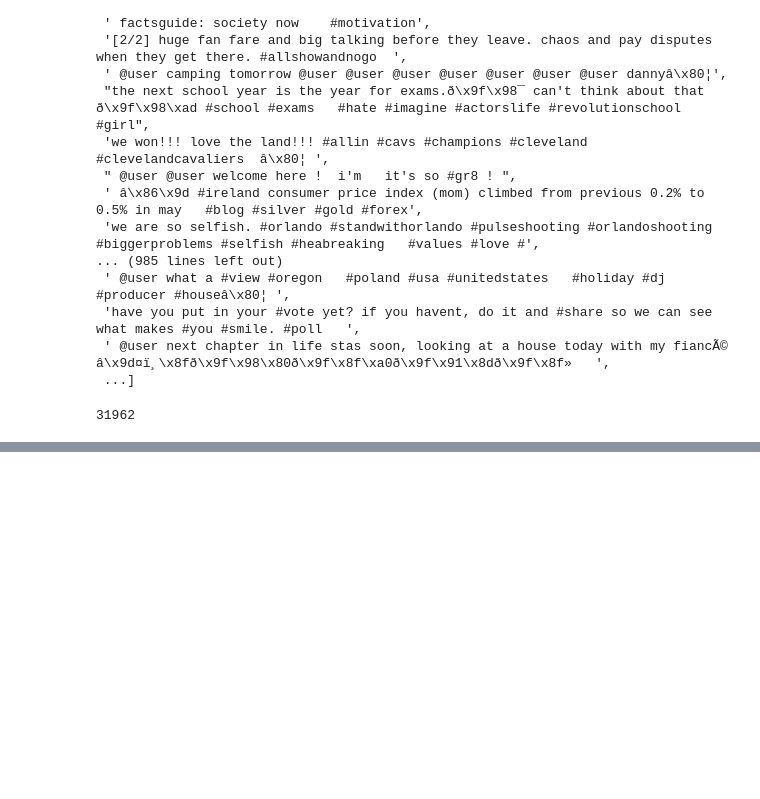
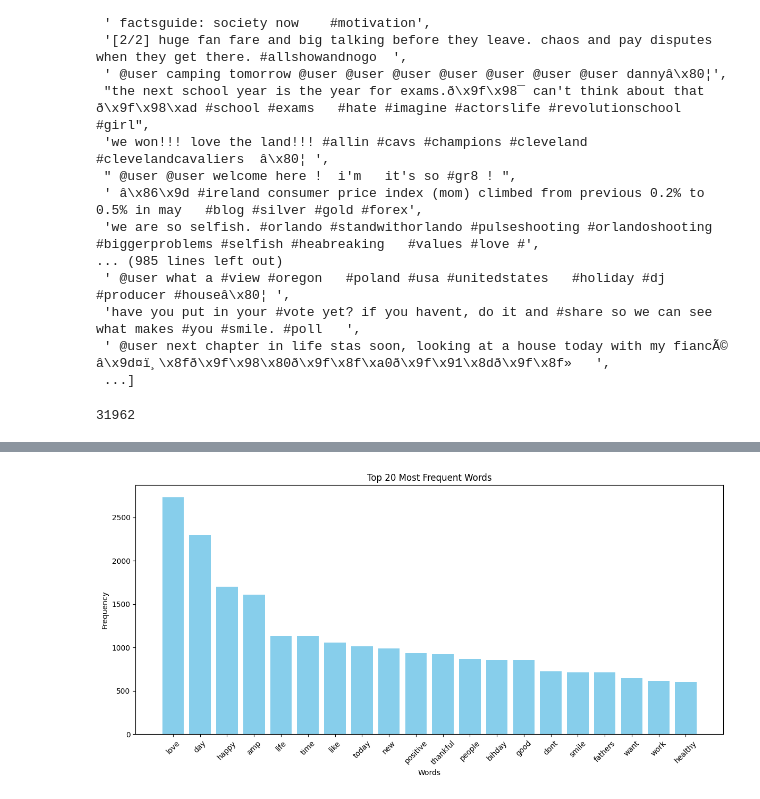
Before and after one commit to Kshitija-Chilbule1/Twitter-Sentiment-Analysis, a Jupyter notebook: Twitter Sentiment Analysis.ipynb, the cells around one changed output, grey strips where cells are left out. Drawn from its saved outputs; the diff is of its cells as text; code cells hidden in the pictures; blank space fills up the shorter version.

```diff
--- a/Twitter Sentiment Analysis.ipynb
+++ b/Twitter Sentiment Analysis.ipynb
@@ -241,5 +233,0 @@ string.punctuation
-# %%
-def remove_punctuation(text):
-    return ''.join([char for char in text if char not in string.punctuation])
-
-df['tweet'] = df['tweet'].apply(remove_punctuation)
@@ -257,13 +233,0 @@ df.head()
-# %%
-import nltk
-nltk.download('stopwords')
-from nltk.corpus import stopwords
-
-stop_words = set(stopwords.words('english'))
-
-def remove_stopwords(text):
-    words = text.split()
-    filtered = [word for word in words if word.lower() not in stop_words]
-    return ' '.join(filtered)
-
-df['tweet'] = df['tweet'].apply(remove_stopwords)
@@ -286,0 +236,70 @@ from sklearn.feature_extraction.text import CountVectorizer
+# %%
+import pandas as pd
+import re
+import string
+import nltk
+from nltk.corpus import stopwords
+from sklearn.feature_extraction.text import CountVectorizer
+from sklearn.feature_extraction import text
+import matplotlib.pyplot as plt
+
+# Download stopwords if not already downloaded
+nltk.download('stopwords')
+
+# Combine NLTK and sklearn stopwords
+stop_words = set(stopwords.words('english')).union(text.ENGLISH_STOP_WORDS)
+
+# Text cleaning function
+def clean_text(text):
+    if not isinstance(text, str):
+        return ""
+    text = text.lower()
+    text = re.sub(r"http\S+|www.\S+", "", text)                  # Remove URLs
+    text = re.sub(r"@\w+", "", text)                             # Remove mentions (@usernames)
+    text = re.sub(r"\d+", "", text)                              # Remove numbers
+    text = re.sub(r'[^\x00-\x7F]+', ' ', text)                   # Remove non-ASCII characters
+    text = re.sub(rf"[{re.escape(string.punctuation)}]", "", text)  # Remove punctuation
+    text = re.sub(r'(.)\1{2,}', r'\1\1', text)                   # Reduce repeating characters
+    text = re.sub(r'\s+', ' ', text).strip()                     # Remove extra spaces
+    words = text.split()
+    filtered = [word for word in words if word not in stop_words and len(word) > 2]
+    return ' '.join(filtered)
+
+# Apply cleaning
+df['tweet'] = df['tweet'].fillna('').astype(str)
+df['tweet'] = df['tweet'].apply(clean_text)
+
+# Remove empty tweets
+df = df[df['tweet'].str.strip() != '']
+
+# Vectorize cleaned tweets
+vectorizer = CountVectorizer(
+    stop_words='english',
+    token_pattern=r'\b[a-z]{3,}\b',  # Lowercase words, min 3 letters
+    min_df=5                         # Ignore rare words (appear in <5 tweets)
+)
+
+X = vectorizer.fit_transform(df['tweet'])
+
+# Vocabulary and word frequencies
+vocab = vectorizer.get_feature_names_out()
+word_counts = X.toarray().sum(axis=0)
+word_freq = dict(zip(vocab, word_counts))
+
+# Display top 20 words
+top_words = sorted(word_freq.items(), key=lambda x: x[1], reverse=True)[:20]
+print("Top 20 words by frequency:")
+for word, freq in top_words:
+    print(f"{word}: {freq}")
+
+# Word Frequency Bar Plot
+words, counts = zip(*top_words)
+plt.figure(figsize=(12, 6))
+plt.bar(words, counts, color='skyblue')
+plt.xticks(rotation=45)
+plt.title("Top 20 Most Frequent Words")
+plt.xlabel("Words")
+plt.ylabel("Frequency")
+plt.tight_layout()
+plt.show()
+# %% [output]
@@ -286,0 +326 @@ from sklearn.feature_extraction.text import CountVectorizer
+[figure, added]
```
Also changed, not shown: parts of 22 cells of this notebook.
